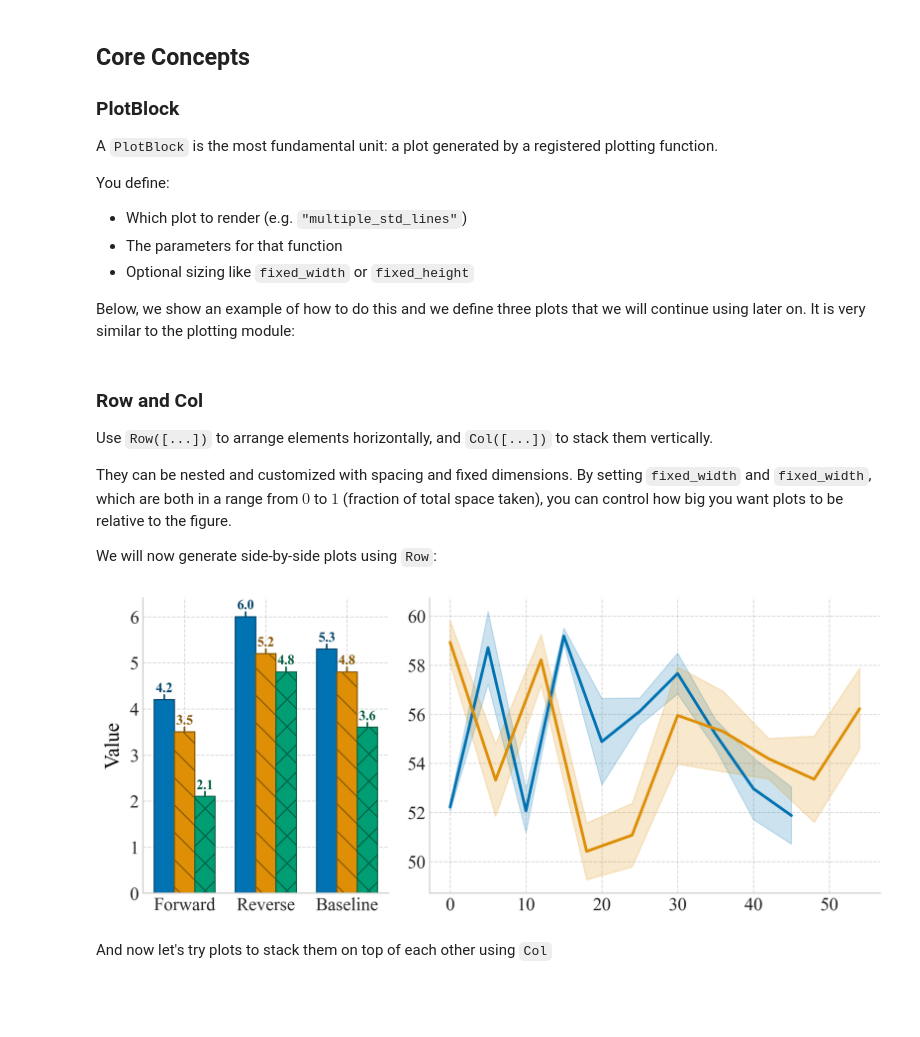
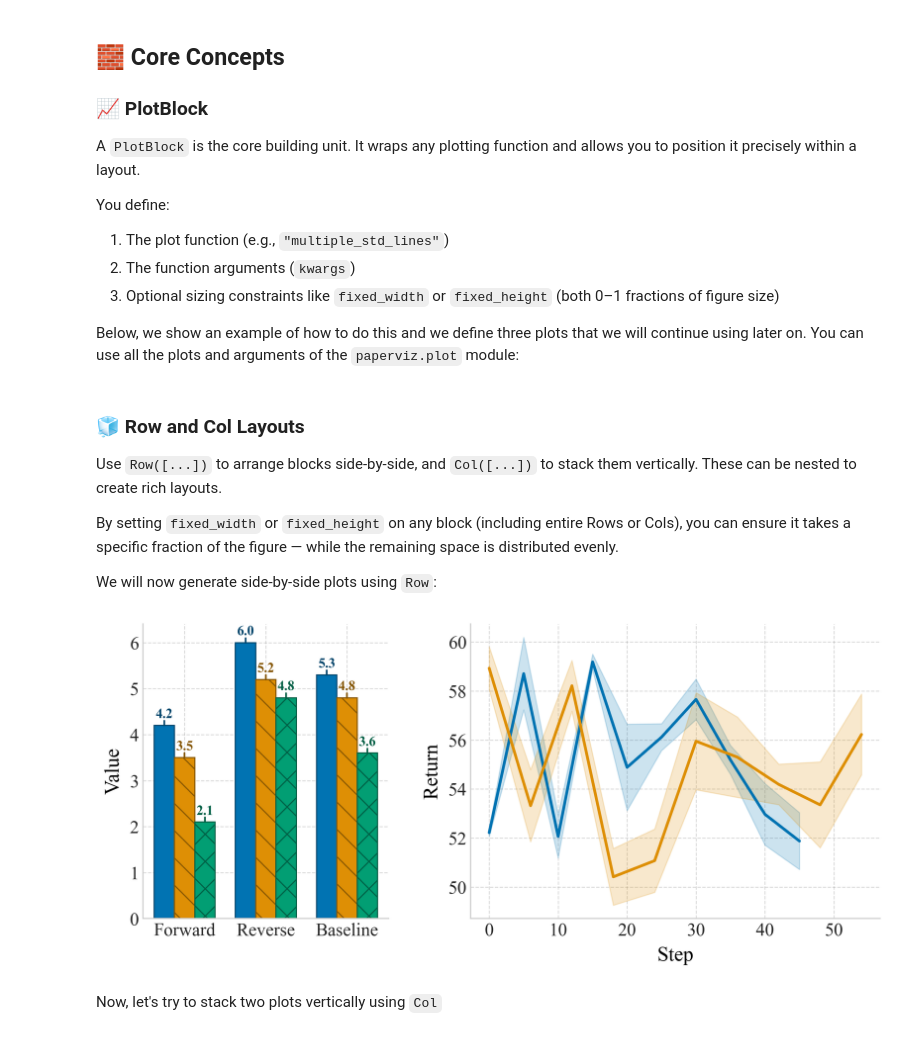
Before and after one commit to lars-quaedvlieg/paperviz, a Jupyter notebook: docs/layout/index.ipynb, the cells around one changed output. Saved outputs shown, nothing was run; the diff lists cells and outputs as text; code cells hidden in the pictures; blank space fills up the shorter version.

Commit message:
Fully integrate layout engine and update deploy config

```diff
--- a/docs/layout/index.ipynb
+++ b/docs/layout/index.ipynb
@@ -18,22 +16,25 @@ Traditional `matplotlib` subplots are convenient but often limited when:
 # %% [markdown]
-## Core Concepts
+## 🧱 Core Concepts
 
-### PlotBlock
-
-A `PlotBlock` is the most fundamental unit: a plot generated by a registered plotting function.
+### 📈 PlotBlock
+A `PlotBlock` is the core building unit. It wraps any plotting function and allows you to position it precisely within a layout.
 
 You define:
-- Which plot to render (e.g. `"multiple_std_lines"`)
-- The parameters for that function
-- Optional sizing like `fixed_width` or `fixed_height`
 
-Below, we show an example of how to do this and we define three plots that we will continue using later on. It is very similar to the plotting module:
+1. The plot function (e.g., `"multiple_std_lines"`)
+2. The function arguments (`kwargs`)
+3. Optional sizing constraints like `fixed_width` or `fixed_height` (both 0–1 fractions of figure size)
+
+Below, we show an example of how to do this and we define three plots that we will continue using later on. You can use all the plots and arguments of the `paperviz.plot` module:
 # %%
 import matplotlib.pyplot as plt
 import numpy as np
 
 from paperviz.layout import render_layout
 from paperviz.layout.blocks import PlotBlock
+
+import warnings
+warnings.filterwarnings('ignore')
 
 # Generate some dummy data
 def generate_data(seed):
@@ -57,6 +58,8 @@ plot1 = PlotBlock("multiple_std_lines", fixed_width=0.3, fixed_height=0.3, kwarg
     "x_key": "round_num",
     "y_key": "unique_scores",
     "yerr_key": "std_error",
+    "xlabel": "Step",
+    "ylabel": "Return",
     "label_map": {
         "run_a": "Forward KL",
         "run_b": "Reverse KL",
@@ -72,6 +75,8 @@ plot2 = PlotBlock("multiple_std_lines", kwargs={
     "x_key": "round_num",
     "y_key": "unique_scores",
     "yerr_key": "std_error",
+    "xlabel": "Step",
+    "ylabel": "Return",
     "label_map": {
         "run_a": "Forward KL",
         "run_b": "Reverse KL",
@@ -102,23 +107,22 @@ style_map = {
 
 plot3 = PlotBlock("general_bar_plot", fixed_width=0.3, kwargs={"data_dict": data_dict, "style_map": style_map, "legend_loc": None})
 # %% [markdown]
-### Row and Col
+### 🧊 Row and Col Layouts
+Use `Row([...])` to arrange blocks side-by-side, and `Col([...])` to stack them vertically. These can be nested to create rich layouts.
 
-Use `Row([...])` to arrange elements horizontally, and `Col([...])` to stack them vertically.
-
-They can be nested and customized with spacing and fixed dimensions. By setting `fixed_width` and `fixed_width`, which are both in a range from $0$ to $1$ (fraction of total space taken), you can control how big you want plots to be relative to the figure.
+By setting `fixed_width` or `fixed_height` on any block (including entire Rows or Cols), you can ensure it takes a specific fraction of the figure — while the remaining space is distributed evenly.
 
 We will now generate side-by-side plots using `Row`:
 # %%
 from paperviz.layout.blocks import Row
 
-row_layout = Row([plot3, plot2], spacing=0.05)
+row_layout = Row([plot3, plot2], spacing=0.1)
 fig = render_layout(row_layout, figsize=(10, 4))
 plt.show()
 # %% [output]
-[figure, old version]
+[figure, new version]
 # %% [markdown]
-And now let's try plots to stack them on top of each other using `Col`
+Now, let's try to stack two plots vertically using `Col`
 # %%
 from paperviz.layout.blocks import Col
 
```
Also changed, not shown: parts of 8 cells of this notebook, 13 other files.
